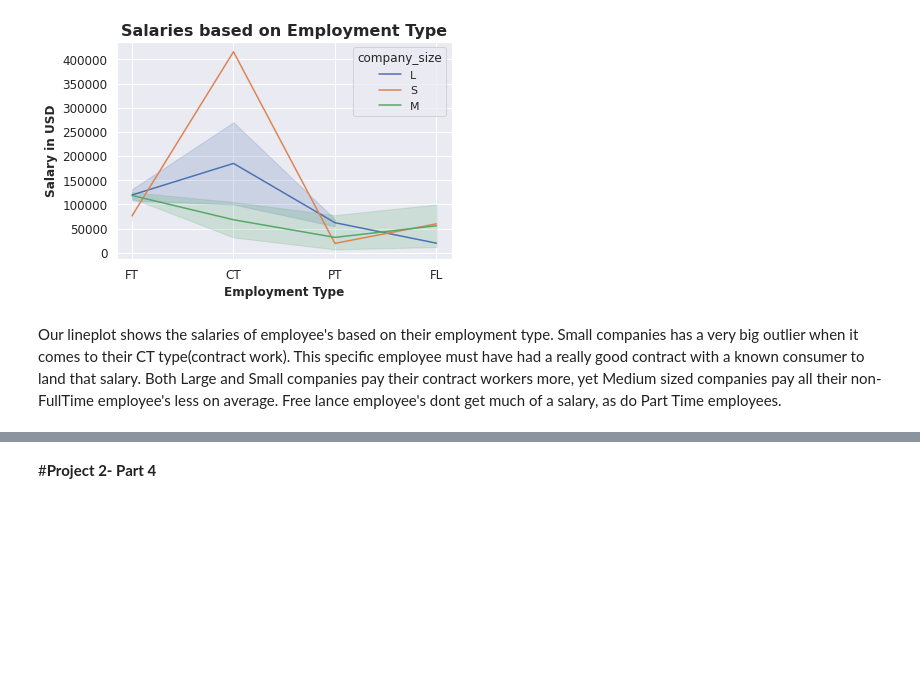
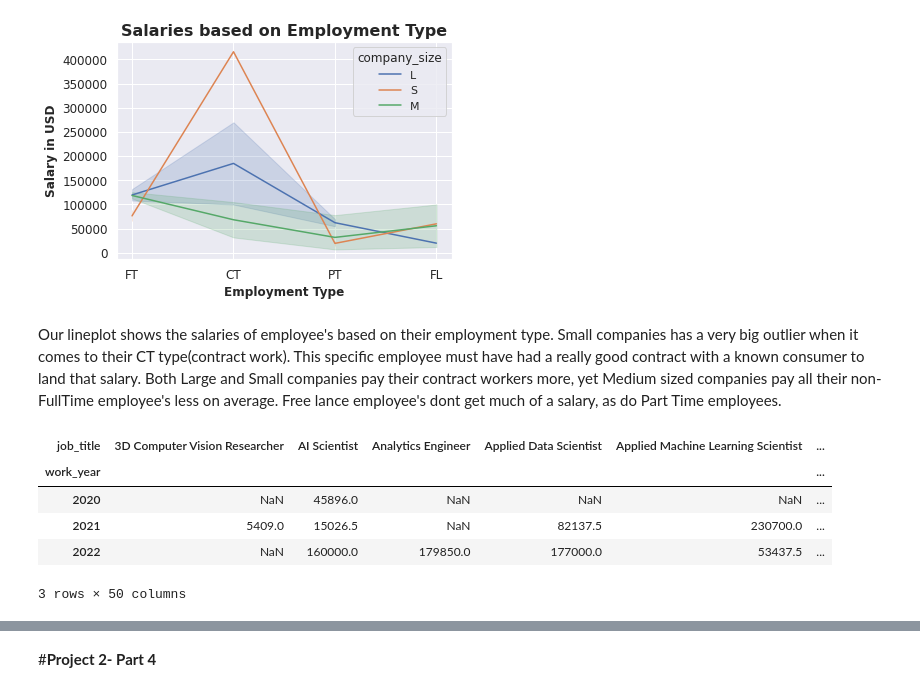
Before and after one commit to ChrisDaVillager/Data-Science-Salaries, a Jupyter notebook: Project_2_Part_4.ipynb, the cells around one changed output, grey strips where cells are left out. Cells and saved outputs as stored; diff of their text form; code cells hidden in the pictures; blank space fills up the shorter version.

```diff
--- a/Project_2_Part_4.ipynb
+++ b/Project_2_Part_4.ipynb
@@ -323,3 +338,19 @@ plt.show();
 [figure]
 # %% [markdown]
 Our lineplot shows the salaries of employee's based on their employment type. Small companies has a very big outlier when it comes to their CT type(contract work). This specific employee must have had a really good contract with a known consumer to land that salary. Both Large and Small companies pay their contract workers more, yet Medium sized companies pay all their non-FullTime employee's less on average. Free lance employee's dont get much of a salary, as do Part Time employees.
+# %%
+# calulate mean of salaries based on job title using median
+# CITING: https://stackoverflow.com/questions/53771596/how-to-find-average-salary-for-each-job-role-from-a-file-in-python
+# CITING: https://betterprogramming.pub/visualize-charts-using-groupby-and-aggregate-python-functions-56454820a25c
+# using groupby to gather information salary of job titles per year
+# pivoting dataframe for better visualization
+job_salary = df2.groupby(['job_title', 'work_year']).agg({'salary_in_usd':'median'})
+job_salary = job_salary.pivot_table(index='work_year', columns='job_title', values='salary_in_usd')
+job_salary
+# %% [output]
+| job_title | 3D Computer Vision Researcher | AI Scientist | Analytics Engineer | Applied Data Scientist | Applied Machine Learning Scientist | ... |
+| work_year |  |  |  |  |  | ... |
+| 2020 | NaN | 45896.0 | NaN | NaN | NaN | ... |
+| 2021 | 5409.0 | 15026.5 | NaN | 82137.5 | 230700.0 | ... |
+| 2022 | NaN | 160000.0 | 179850.0 | 177000.0 | 53437.5 | ... |
+3 rows × 50 columns
```
Also changed, not shown: parts of 3 cells of this notebook.
